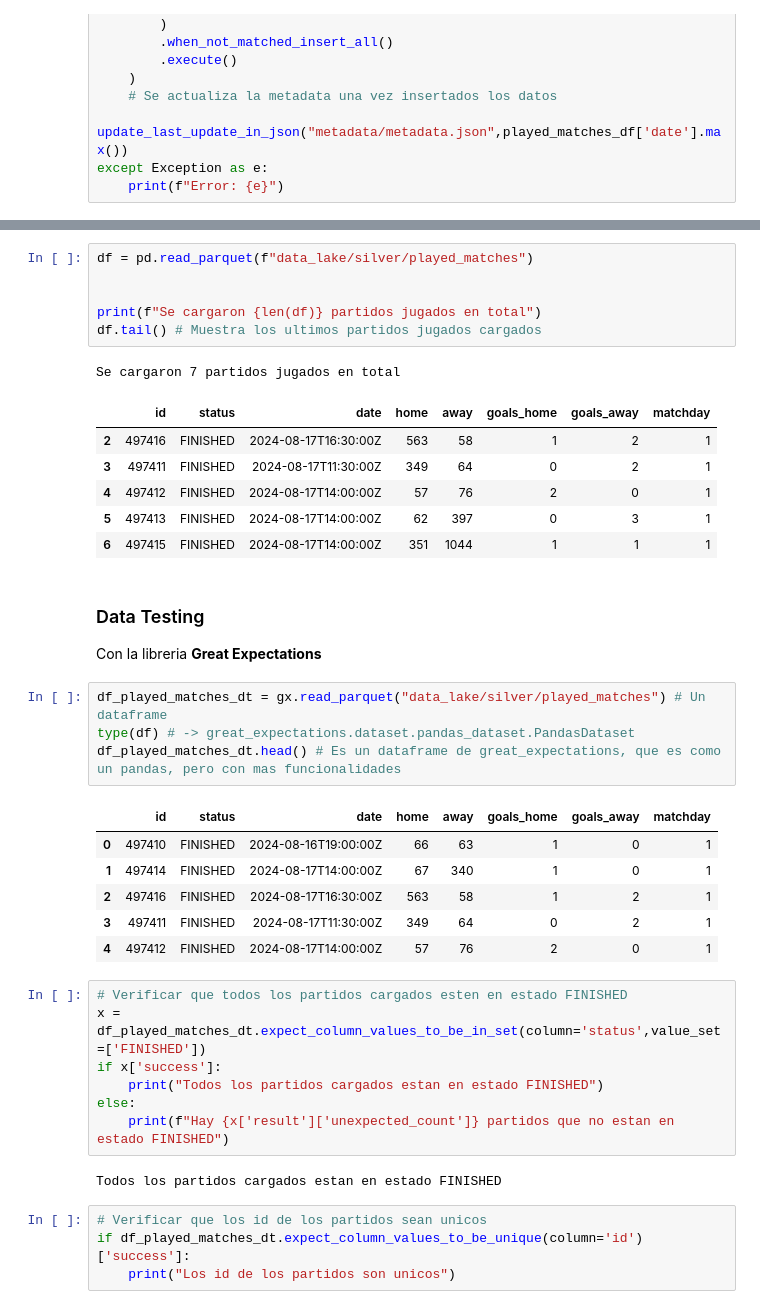
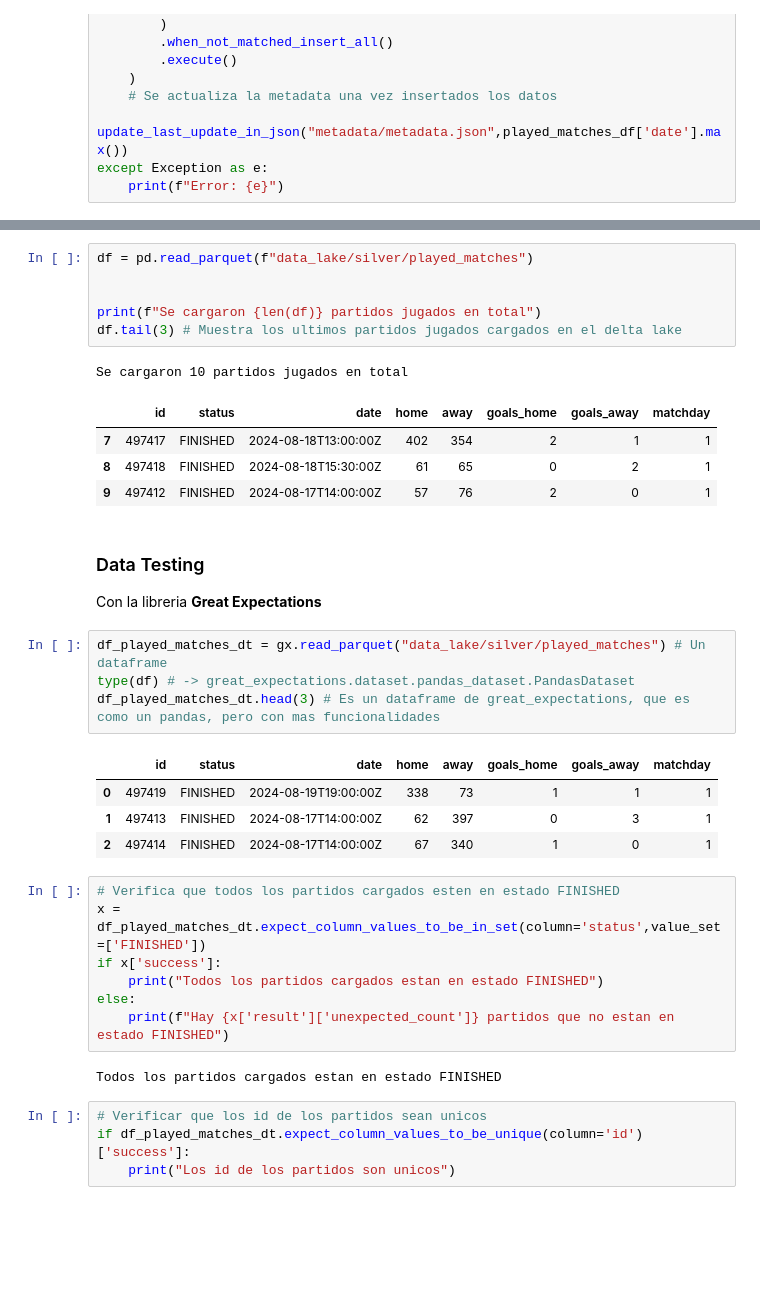
Before and after one commit to RaphaelNicaise/DataEngineering_PremierLeague, a Jupyter notebook: Extraccion_datos_football_data.ipynb, the cells around one changed output, grey strips where cells are left out. Saved outputs shown, nothing was run; the diff lists cells and outputs as text; blank space fills up the shorter version.

```diff
--- a/Extraccion_datos_football_data.ipynb
+++ b/Extraccion_datos_football_data.ipynb
@@ -460,15 +450,13 @@ df = pd.read_parquet(f"data_lake/silver/played_matches")
 
 
 print(f"Se cargaron {len(df)} partidos jugados en total")
-df.tail() # Muestra los ultimos partidos jugados cargados
+df.tail(3) # Muestra los ultimos partidos jugados cargados en el delta lake
 # %% [output]
-Se cargaron 7 partidos jugados en total
+Se cargaron 10 partidos jugados en total
 |  | id | status | date | home | away | goals_home | goals_away | matchday |
-| 2 | 497416 | FINISHED | 2024-08-17T16:30:00Z | 563 | 58 | 1 | 2 | 1 |
-| 3 | 497411 | FINISHED | 2024-08-17T11:30:00Z | 349 | 64 | 0 | 2 | 1 |
-| 4 | 497412 | FINISHED | 2024-08-17T14:00:00Z | 57 | 76 | 2 | 0 | 1 |
-| 5 | 497413 | FINISHED | 2024-08-17T14:00:00Z | 62 | 397 | 0 | 3 | 1 |
-| 6 | 497415 | FINISHED | 2024-08-17T14:00:00Z | 351 | 1044 | 1 | 1 | 1 |
+| 7 | 497417 | FINISHED | 2024-08-18T13:00:00Z | 402 | 354 | 2 | 1 | 1 |
+| 8 | 497418 | FINISHED | 2024-08-18T15:30:00Z | 61 | 65 | 0 | 2 | 1 |
+| 9 | 497412 | FINISHED | 2024-08-17T14:00:00Z | 57 | 76 | 2 | 0 | 1 |
 # %% [markdown]
 ### Data Testing
 
@@ -476,16 +464,14 @@ Con la libreria **Great Expectations**
 # %%
 df_played_matches_dt = gx.read_parquet("data_lake/silver/played_matches") # Un dataframe
 type(df) # -> great_expectations.dataset.pandas_dataset.PandasDataset
-df_played_matches_dt.head() # Es un dataframe de great_expectations, que es como un pandas, pero con mas funcionalidades
+df_played_matches_dt.head(3) # Es un dataframe de great_expectations, que es como un pandas, pero con mas funcionalidades
 # %% [output]
 |  | id | status | date | home | away | goals_home | goals_away | matchday |
-| 0 | 497410 | FINISHED | 2024-08-16T19:00:00Z | 66 | 63 | 1 | 0 | 1 |
-| 1 | 497414 | FINISHED | 2024-08-17T14:00:00Z | 67 | 340 | 1 | 0 | 1 |
-| 2 | 497416 | FINISHED | 2024-08-17T16:30:00Z | 563 | 58 | 1 | 2 | 1 |
-| 3 | 497411 | FINISHED | 2024-08-17T11:30:00Z | 349 | 64 | 0 | 2 | 1 |
-| 4 | 497412 | FINISHED | 2024-08-17T14:00:00Z | 57 | 76 | 2 | 0 | 1 |
+| 0 | 497419 | FINISHED | 2024-08-19T19:00:00Z | 338 | 73 | 1 | 1 | 1 |
+| 1 | 497413 | FINISHED | 2024-08-17T14:00:00Z | 62 | 397 | 0 | 3 | 1 |
+| 2 | 497414 | FINISHED | 2024-08-17T14:00:00Z | 67 | 340 | 1 | 0 | 1 |
 # %%
-# Verificar que todos los partidos cargados esten en estado FINISHED
+# Verifica que todos los partidos cargados esten en estado FINISHED
 x = df_played_matches_dt.expect_column_values_to_be_in_set(column='status',value_set=['FINISHED'])
 if x['success']:
     print("Todos los partidos cargados estan en estado FINISHED")
```
Also changed, not shown: parts of 20 cells of this notebook, 35 other files.
